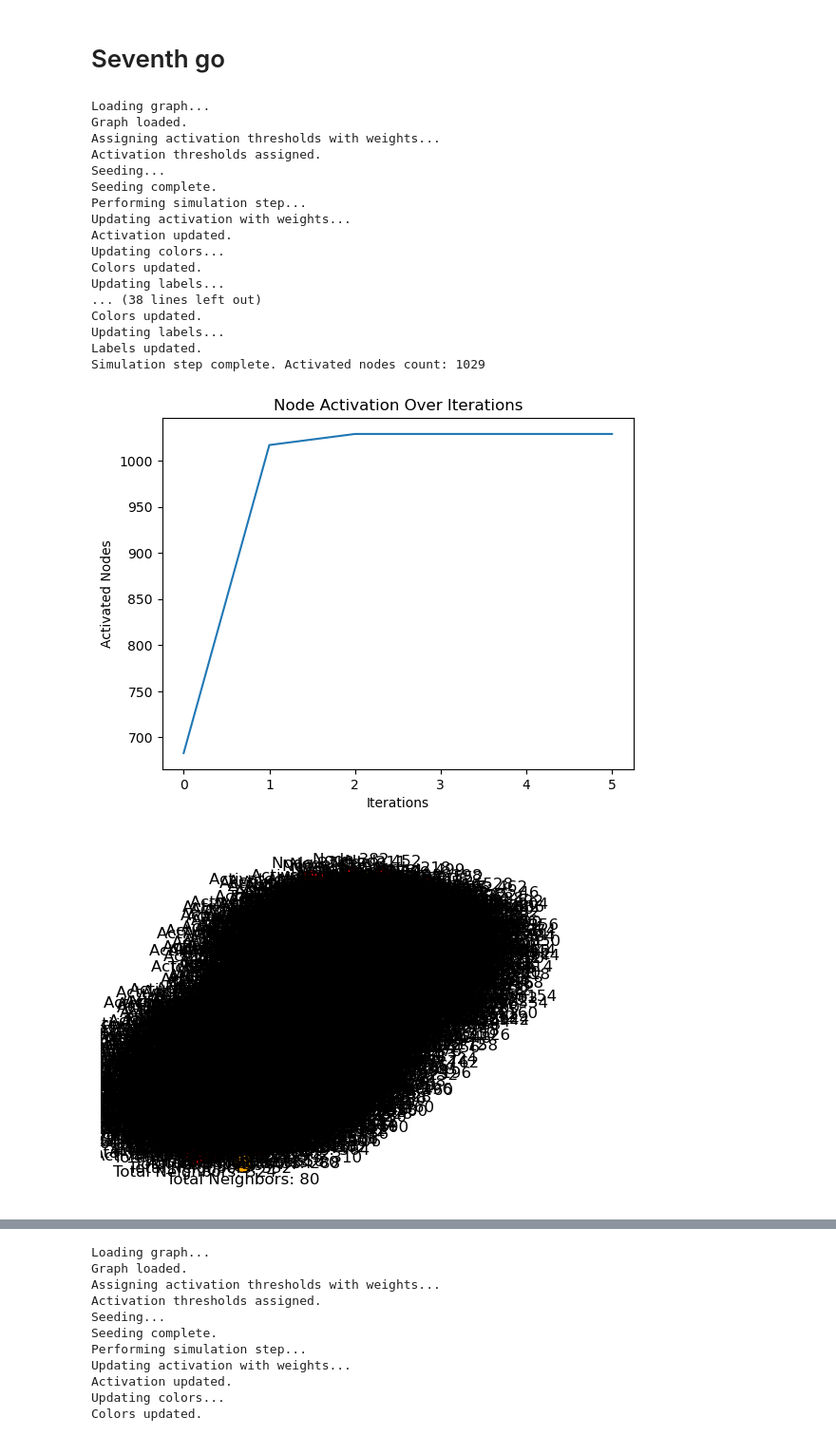
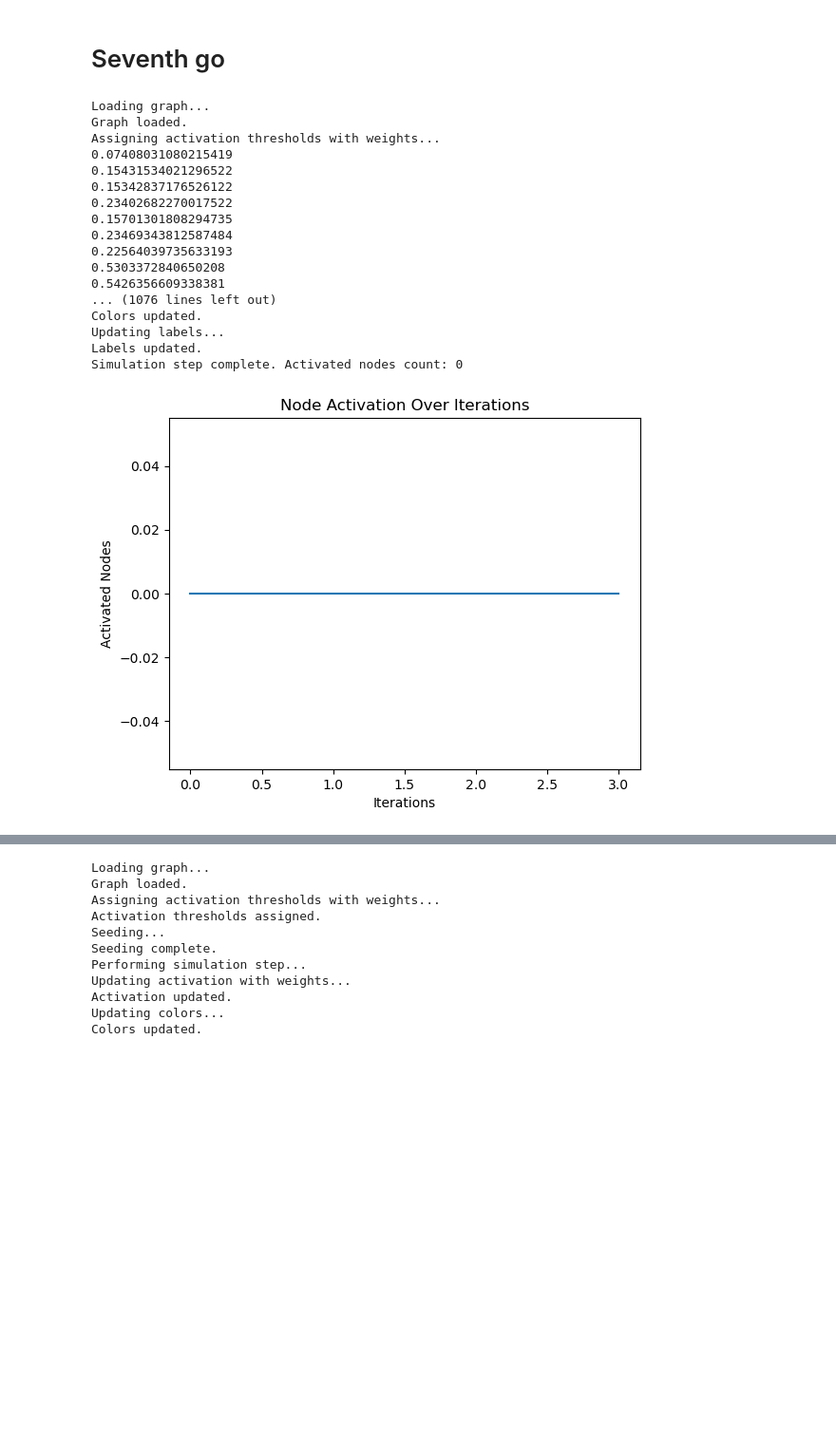
Before and after one commit to gabridele/linear-threshold-model, a Jupyter notebook: try1.ipynb, the cells around one changed output, grey strips where cells are left out. Shown at 95% size. Drawn from its saved outputs; the diff is of its cells as text; code cells hidden in the pictures; blank space fills up the shorter version.

```diff
--- a/try1.ipynb
+++ b/try1.ipynb
@@ -723,16 +723,24 @@ def assign_activation_thresholds_with_weights(graph):
     # Assign activation thresholds to nodes based on weighted sum of incoming edges
     print("Assigning activation thresholds with weights...")
     for v in graph.vs:
+        # Sum of the weights of all edges incident to the vertex v
         weighted_sum = sum(graph.es[e].attributes()["weight"] for e in graph.incident(v))
+        if weighted_sum is not None:
+            # Example: Inverse of weighted sum as activation threshold (higher weights => lower thresholds)
+            v["activation_threshold"] = 1 / (1 + weighted_sum)
+        else:
+            v["activation_threshold"] = 0.5
         # Inverse of weighted sum as activation threshold (higher weights => lower thresholds)
-        v["activation_threshold"] = 1 / (1 + weighted_sum)
+        #v["activation_threshold"] = 1 / (1 + weighted_sum)
+        print(v["activation_threshold"])
     print("Activation thresholds assigned.")
 
 def update_activation_with_weights(graph):
     # Update node activation states based on weighted sum of activated neighbors
     print("Updating activation with weights...")
     for v in graph.vs:
-        weighted_sum = sum(graph.es[e].attributes()["weight"] for e in graph.incident(v) if graph.vs[graph.es[e].target]["activated"])
+        weighted_sum = sum(graph.es[e].attributes()["weight"] for e in graph.incident(v)\
+                            if graph.vs[graph.es[e].target]["activated"])
         if weighted_sum >= v["activation_threshold"]:
             v["activated"] = True
         else:
@@ -760,7 +768,9 @@ def update_labels(graph):
     for v in range(len(graph.vs)):
         neighbors_activated_count = np.sum([graph.vs[n]["activated"] for n in graph.neighbors(graph.vs[v])])
         graph.vs[v]["neighbors_activated_count"] = neighbors_activated_count
-    labels = [f"Node {v}\nActivated Neighbors: {graph.vs[v]['neighbors_activated_count']}\nTotal Neighbors: {len(graph.neighbors(graph.vs[v]))}" for v in range(len(graph.vs))]
+    labels = [f"Node {v}\nActivated Neighbors:\
+               {graph.vs[v]['neighbors_activated_count']}\nTotal Neighbors:\
+                  {len(graph.neighbors(graph.vs[v]))}" for v in range(len(graph.vs))]
     graph.vs["label"] = labels
     print("Labels updated.")
 
@@ -784,11 +794,11 @@ def main():
     assign_activation_thresholds_with_weights(g)
 
     # Visualization setup
-    g.vs["color"] = "orange"
+    g.vs["color"] = "grey"
     g.vs["size"] = 20
 
     # Seed activation
-    seeding(g, m=5)
+    seeding(g, m=2)
 
     # Simulation loop
     activated_nodes_counts = []
@@ -796,43 +806,42 @@ def main():
     consecutive_same_count = 0
     while True:
         activated_nodes_count = simulation_step(g)
         activated_nodes_counts.append(activated_nodes_count)
         if prev_activated_nodes_count == activated_nodes_count:
             consecutive_same_count += 1
         else:
             consecutive_same_count = 0
         prev_activated_nodes_count = activated_nodes_count
         if consecutive_same_count > 2:
             break
 
     # Plotting
     plt.plot(activated_nodes_counts)
     plt.xlabel("Iterations")
     plt.ylabel("Activated Nodes")
     plt.title("Node Activation Over Iterations")
     plt.show()
 
     plot(g)
 
 if __name__ == '__main__':
     main()
 # %% [output]
 Loading graph...
 Graph loaded.
 Assigning activation thresholds with weights...
-Activation thresholds assigned.
-Seeding...
-Seeding complete.
-Performing simulation step...
-Updating activation with weights...
-Activation updated.
-Updating colors...
-Colors updated.
-Updating labels...
-... (38 lines left out)
+0.07408031080215419
+0.15431534021296522
+0.15342837176526122
+0.23402682270017522
+0.15701301808294735
+0.23469343812587484
+0.22564039735633193
+0.5303372840650208
+0.5426356609338381
+... (1076 lines left out)
 Colors updated.
 Updating labels...
 Labels updated.
-Simulation step complete. Activated nodes count: 1029
+Simulation step complete. Activated nodes count: 0
-[figure, old version]
+[figure, new version]
-[figure, removed]
```
Also changed, not shown: parts of 1 cell of this notebook, 1 other file.
